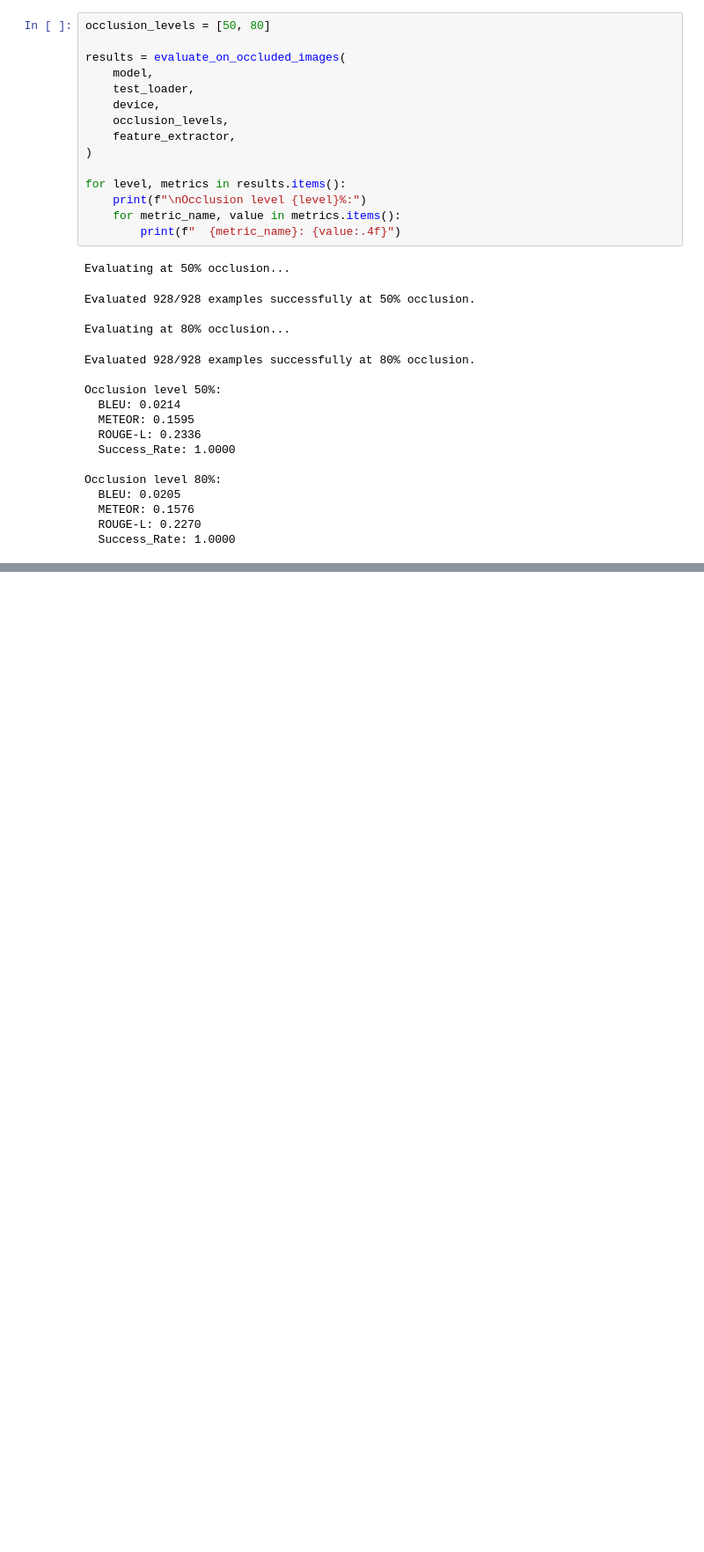
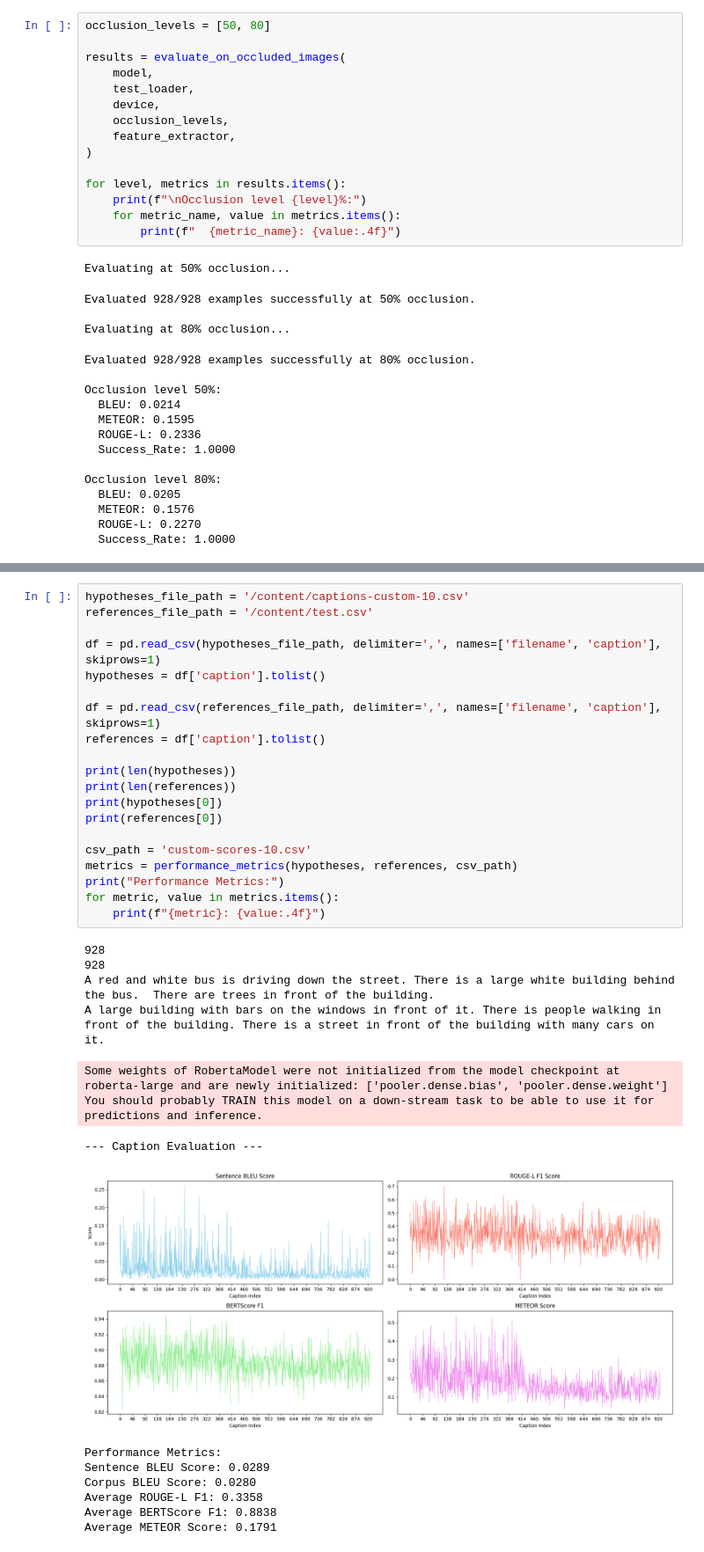
Before and after one commit to Ecolash/Image-Captioning-Model, a Jupyter notebook: 20_PartB-2.ipynb, the cells around one changed output, grey strips where cells are left out. Shown at 88% size. Drawn from its saved outputs; the diff is of its cells as text; blank space fills up the shorter version.

```diff
--- a/20_PartB-2.ipynb
+++ b/20_PartB-2.ipynb
@@ -774,0 +892,35 @@ Occlusion level 80%:
+# %%
+hypotheses_file_path = '/content/captions-custom-10.csv'
+references_file_path = '/content/test.csv'
+
+df = pd.read_csv(hypotheses_file_path, delimiter=',', names=['filename', 'caption'], skiprows=1)
+hypotheses = df['caption'].tolist()
+
+df = pd.read_csv(references_file_path, delimiter=',', names=['filename', 'caption'], skiprows=1)
+references = df['caption'].tolist()
+
+print(len(hypotheses))
+print(len(references))
+print(hypotheses[0])
+print(references[0])
+
+csv_path = 'custom-scores-10.csv'
+metrics = performance_metrics(hypotheses, references, csv_path)
+print("Performance Metrics:")
+for metric, value in metrics.items():
+    print(f"{metric}: {value:.4f}")
+# %% [output]
+928
+928
+A red and white bus is driving down the street. There is a large white building behind the bus.  There are trees in front of the building.
+A large building with bars on the windows in front of it. There is people walking in front of the building. There is a street in front of the building with many cars on it.
+Some weights of RobertaModel were not initialized from the model checkpoint at roberta-large and are newly initialized: ['pooler.dense.bias', 'pooler.dense.weight']
+You should probably TRAIN this model on a down-stream task to be able to use it for predictions and inference.
+--- Caption Evaluation ---
+[figure, added]
+Performance Metrics:
+Sentence BLEU Score: 0.0289
+Corpus BLEU Score: 0.0280
+Average ROUGE-L F1: 0.3358
+Average BERTScore F1: 0.8838
+Average METEOR Score: 0.1791
```
Also changed, not shown: parts of 7 cells of this notebook, 17 other files.
